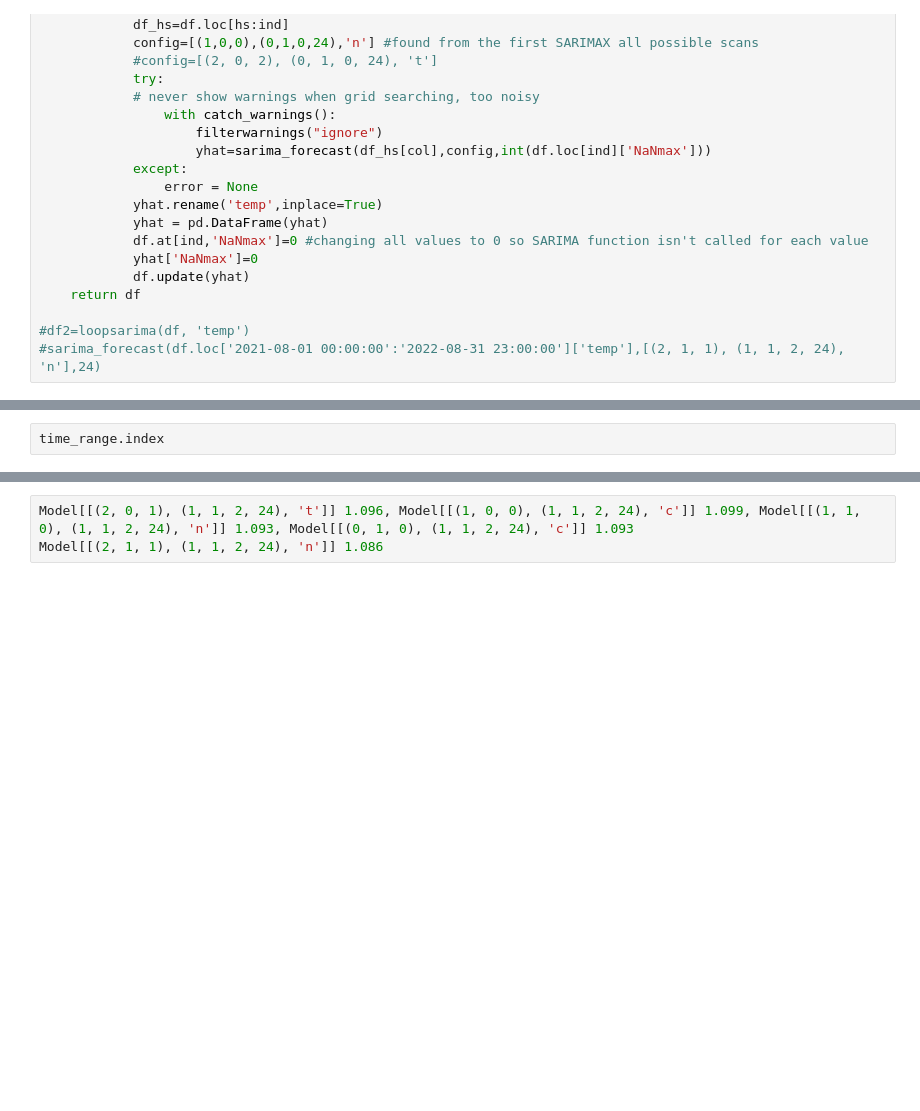
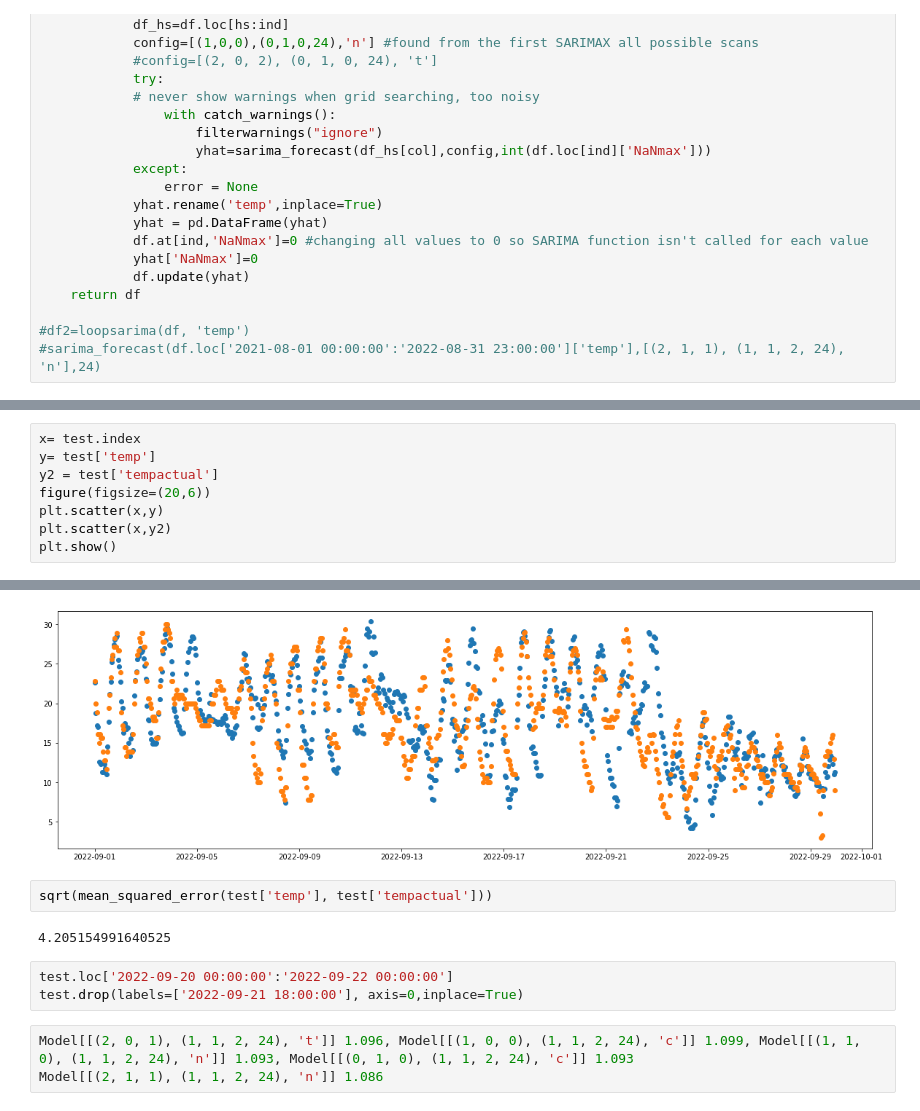
Before and after one commit to Pkeet99/Weatherman, a Jupyter notebook: supervised_models/AAtimeseries_future.ipynb, the cells around one changed output, grey strips where cells are left out. Saved outputs shown, nothing was run; the diff lists cells and outputs as text; blank space fills up the shorter version.

```diff
--- a/supervised_models/AAtimeseries_future.ipynb
+++ b/supervised_models/AAtimeseries_future.ipynb
@@ -117,4 +117,10 @@ test
 696 rows × 2 columns
 # %%
-time_range.index
+x= test.index
+y= test['temp']
+y2 = test['tempactual']
+figure(figsize=(20,6))
+plt.scatter(x,y)
+plt.scatter(x,y2)
+plt.show()
 # %% [output]
@@ -133,3 +127,11 @@ DatetimeIndex(['2022-09-01 00:00:00', '2022-09-01 01:00:00',
+[figure, added]
+# %%
+sqrt(mean_squared_error(test['temp'], test['tempactual']))
+# %% [output]
+4.205154991640525
+# %%
+test.loc['2022-09-20 00:00:00':'2022-09-22 00:00:00']
+test.drop(labels=['2022-09-21 18:00:00'], axis=0,inplace=True)
 # %%
 Model[[(2, 0, 1), (1, 1, 2, 24), 't']] 1.096, Model[[(1, 0, 0), (1, 1, 2, 24), 'c']] 1.099, Model[[(1, 1, 0), (1, 1, 2, 24), 'n']] 1.093, Model[[(0, 1, 0), (1, 1, 2, 24), 'c']] 1.093
 Model[[(2, 1, 1), (1, 1, 2, 24), 'n']] 1.086
```
Also changed, not shown: parts of 5 cells of this notebook, 4 other files.
